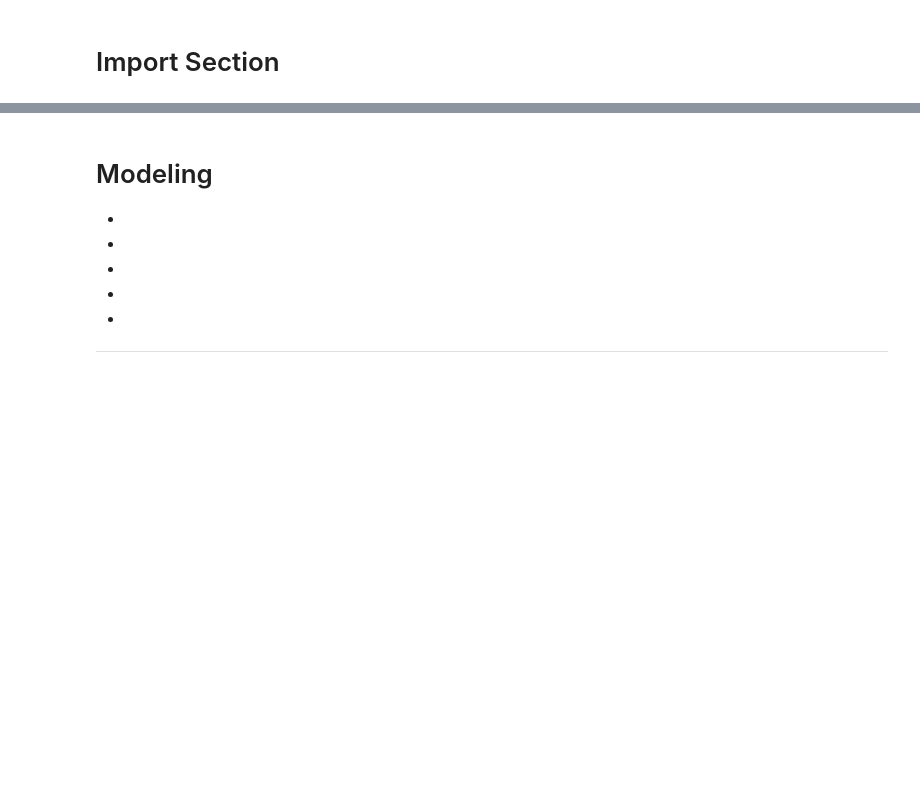
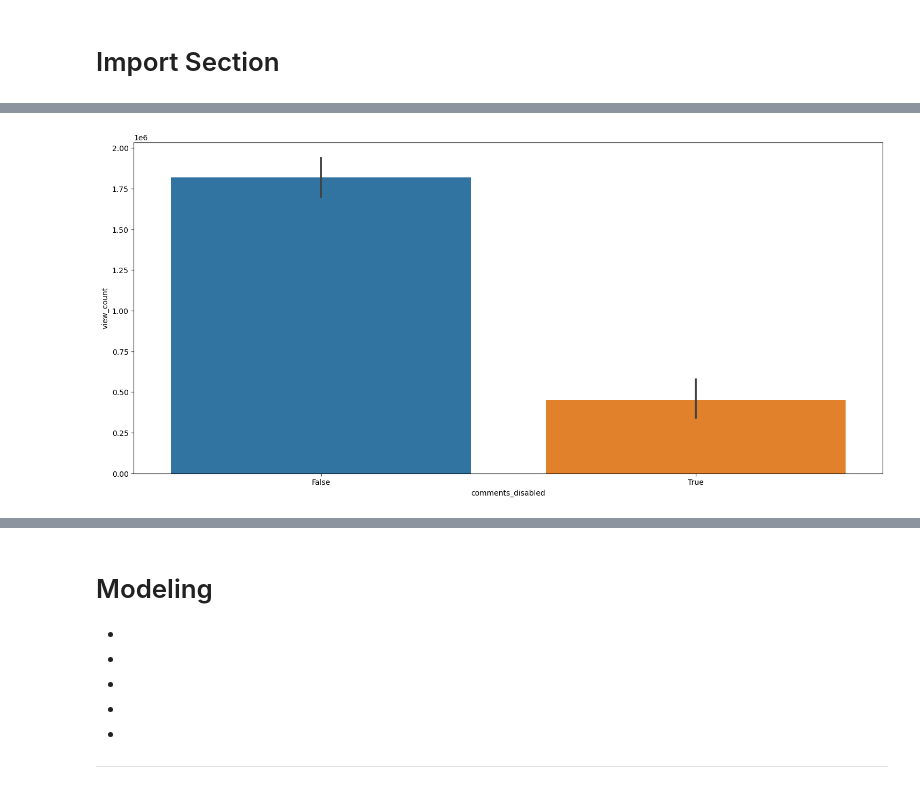
Before and after one commit to Youtube-Data-Analysis/top_200, a Jupyter notebook: final_report.ipynb, the cells around one changed output, grey strips where cells are left out. Saved outputs shown, nothing was run; the diff lists cells and outputs as text; code cells hidden in the pictures; blank space fills up the shorter version.

```diff
--- a/final_report.ipynb
+++ b/final_report.ipynb
@@ -92,0 +126,4 @@ warnings.filterwarnings("ignore")
+# %%
+disable_comments2(train)
+# %% [output]
+[figure, added]
```
Also changed, not shown: parts of 48 cells of this notebook, 1 other file.
